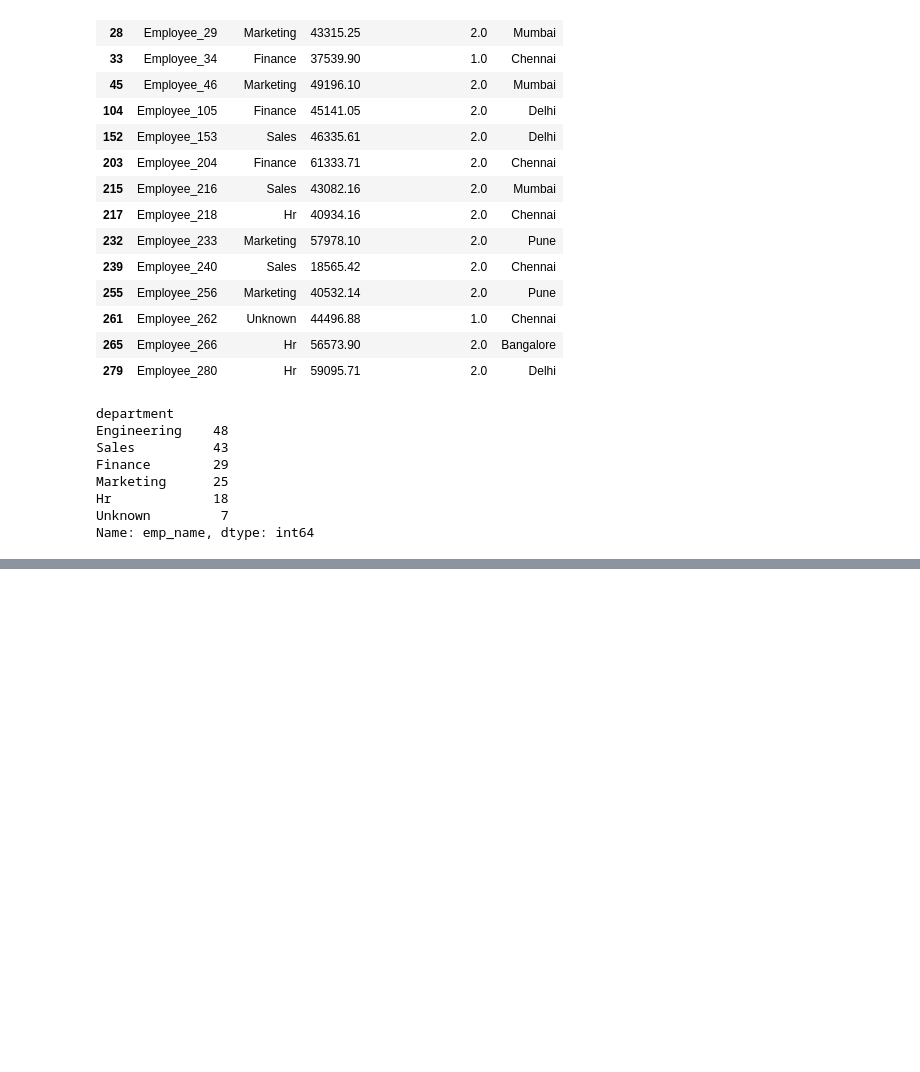
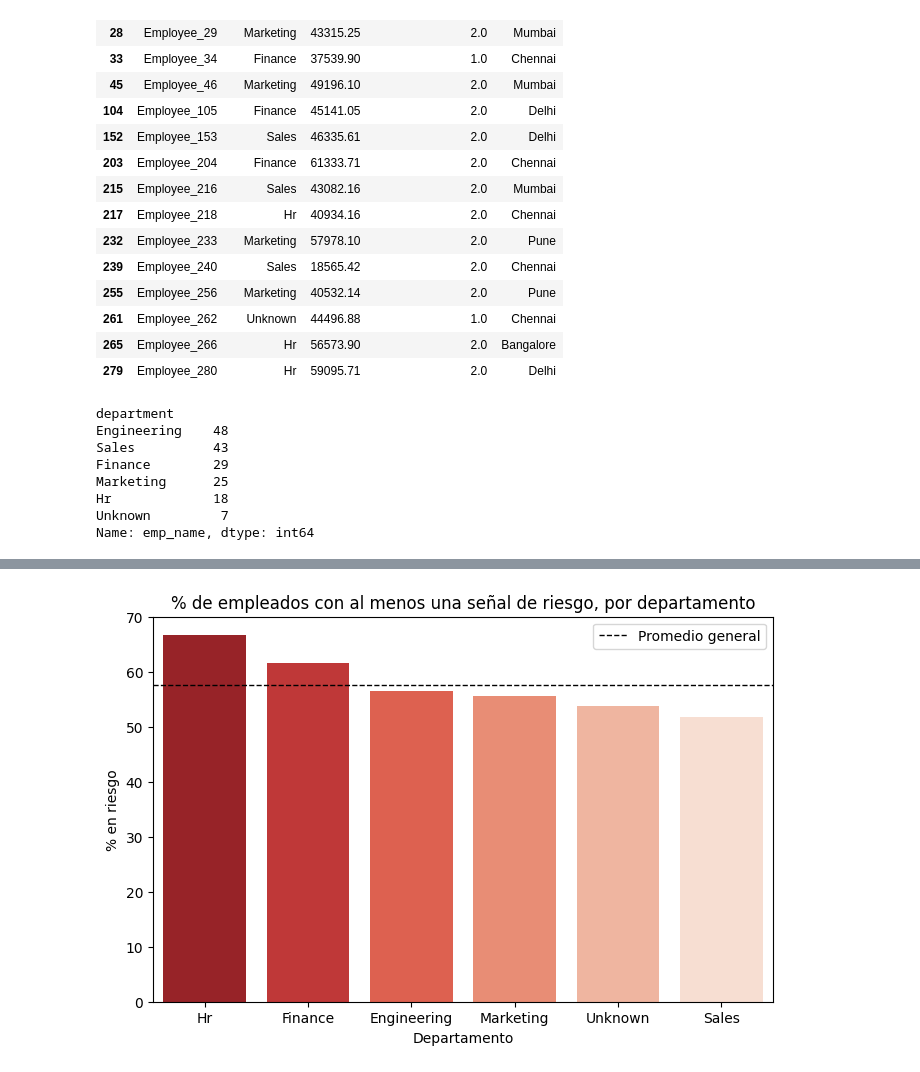
Before and after one commit to juanfelipevaldesgomez-design/ANALYTICS-EMPLOYESS, a Jupyter notebook: ANALYTICS.ipynb, the cells around one changed output, grey strips where cells are left out. Saved outputs shown, nothing was run; the diff lists cells and outputs as text; code cells hidden in the pictures; blank space fills up the shorter version.

Commit message:
Agrega análisis de riesgo, correcciones de % y gráficos nuevos

```diff
--- a/ANALYTICS.ipynb
+++ b/ANALYTICS.ipynb
@@ -200,0 +192,4 @@ plt.show()
+# %%
+total_por_depto = analytics_general.groupby('department')['emp_name'].count()
+porcentaje_riesgo = (riesgo_por_depto / total_por_depto * 100).sort_values(ascending=False).round(1)
+porcentaje_riesgo
@@ -200,0 +205,11 @@ plt.show()
+# %%
+plt.figure(figsize=(8, 5))
+sns.barplot(x=porcentaje_riesgo.index, y=porcentaje_riesgo.values, hue=porcentaje_riesgo.index, palette='Reds_r', legend=False)
+plt.title('% de empleados con al menos una señal de riesgo, por departamento')
+plt.ylabel('% en riesgo')
+plt.xlabel('Departamento')
+plt.axhline(porcentaje_riesgo.mean(), color='black', ls='--', lw=1, label='Promedio general')
+plt.legend()
+plt.show()
+# %% [output]
+[figure, added]
```
Also changed, not shown: parts of 6 cells of this notebook.
